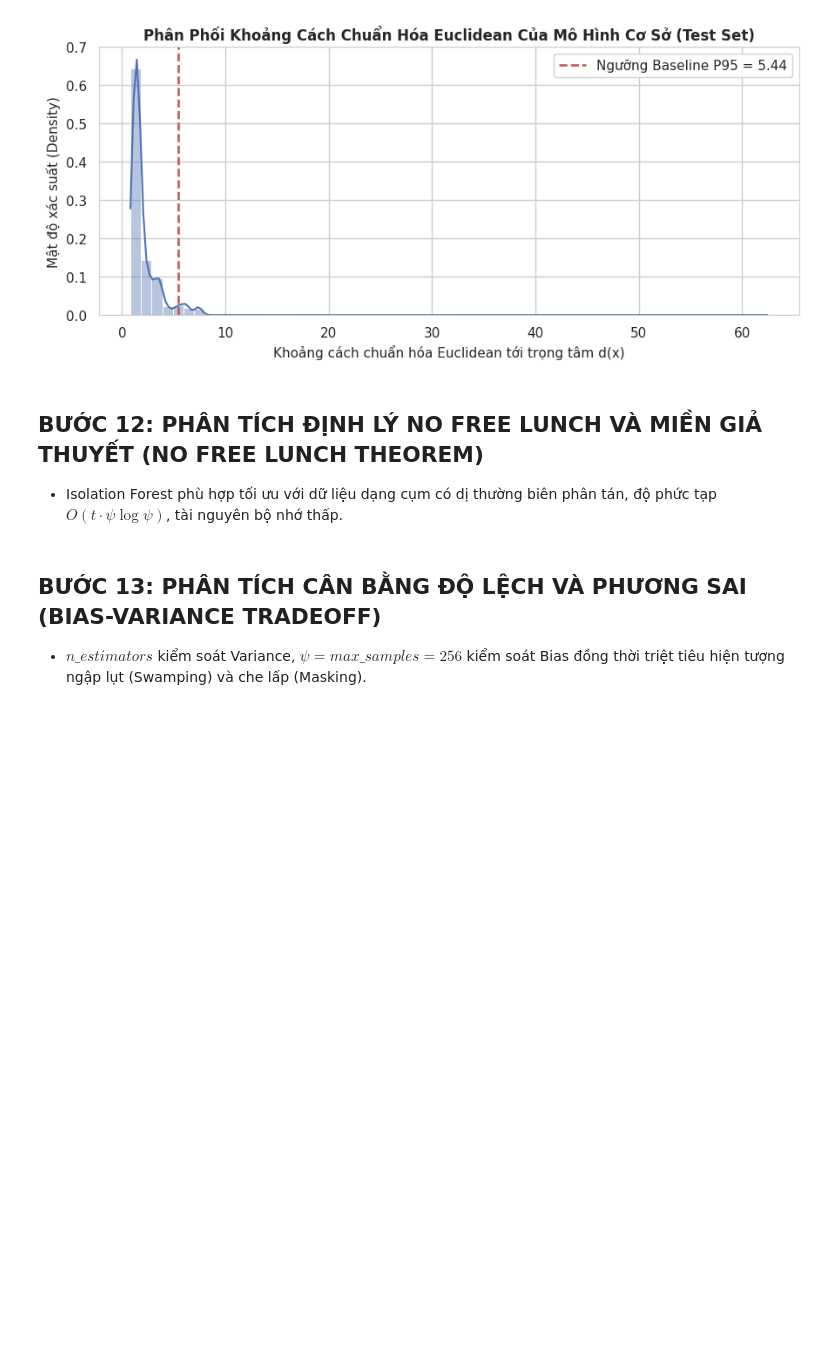
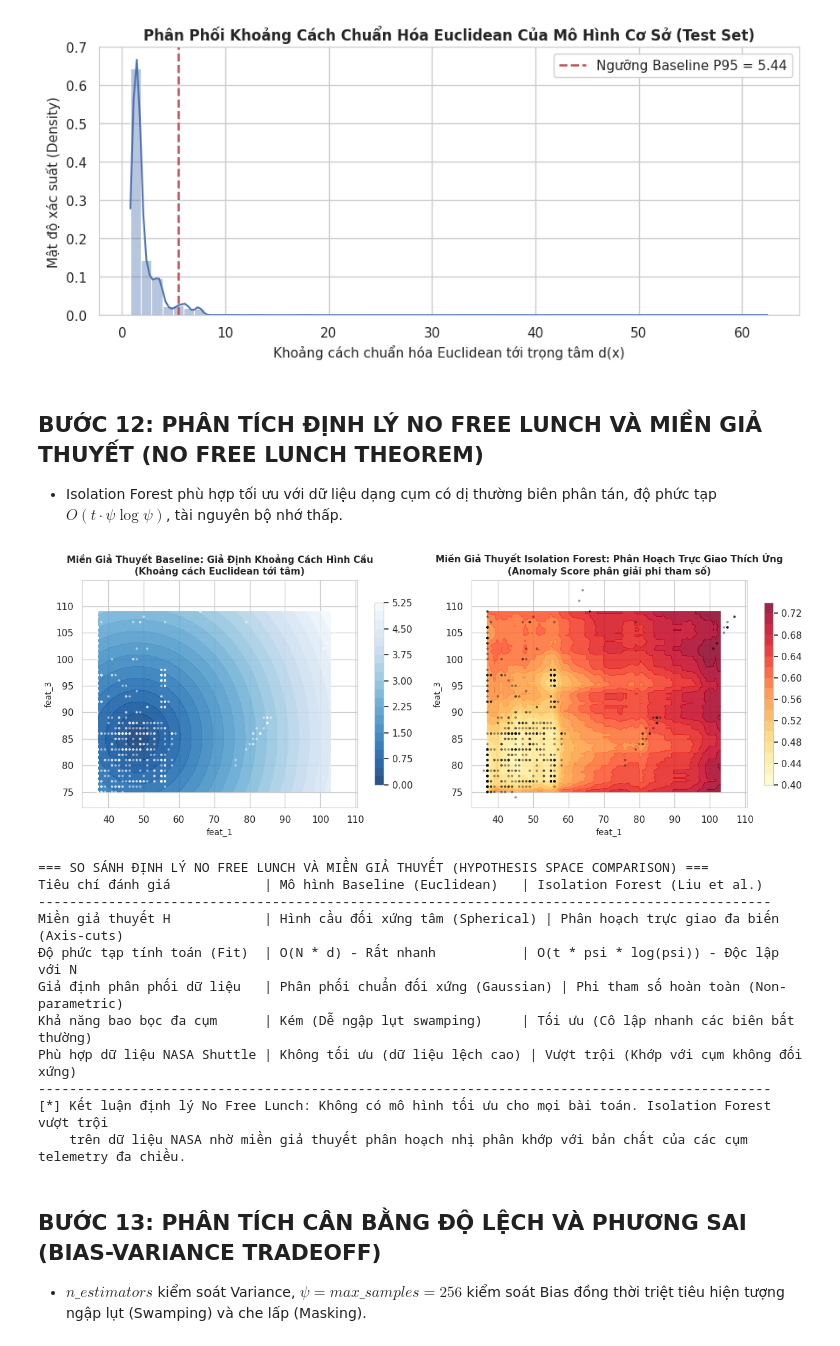
Before and after one commit to vongocgiavy/IFOREST, a Jupyter notebook: shuttle_anomaly_detection_iforest.ipynb, the cells around one changed output. Drawn from its saved outputs; the diff is of its cells as text; code cells hidden in the pictures; blank space fills up the shorter version.

```diff
--- a/shuttle_anomaly_detection_iforest.ipynb
+++ b/shuttle_anomaly_detection_iforest.ipynb
@@ -395,6 +538,79 @@ Số lượng mẫu kiểm thử vượt ngưỡng Baseline: 633 (5.46%)
 ## BƯỚC 12: PHÂN TÍCH ĐỊNH LÝ NO FREE LUNCH VÀ MIỀN GIẢ THUYẾT (NO FREE LUNCH THEOREM)
 
 - Isolation Forest phù hợp tối ưu với dữ liệu dạng cụm có dị thường biên phân tán, độ phức tạp $O(t \cdot \psi \log \psi)$, tài nguyên bộ nhớ thấp.
+# %%
+# ==============================================================================
+# BƯỚC 12: PHÂN TÍCH ĐỊNH LÝ NO FREE LUNCH VÀ MIỀN GIẢ THUYẾT (NO FREE LUNCH & HYPOTHESIS SPACE)
+# ==============================================================================
+
+# 1. Tạo lưới 2D trên 2 cảm biến có tính trực quan cao: feat_1 và feat_3
+f_x, f_y = 'feat_1', 'feat_3'
+q_low_x, q_high_x = float(np.percentile(X_train[f_x], 1.0)), float(np.percentile(X_train[f_x], 99.0))
+q_low_y, q_high_y = float(np.percentile(X_train[f_y], 1.0)), float(np.percentile(X_train[f_y], 99.0))
+
+grid_res = 100
+xx, yy = np.meshgrid(np.linspace(q_low_x, q_high_x, grid_res), np.linspace(q_low_y, q_high_y, grid_res))
+grid_points = np.c_[xx.ravel(), yy.ravel()]
+
+# 2. Miền giả thuyết 1: Distance-to-Centroid Baseline (Hình cầu đẳng hướng Euclidean)
+mean_2d = np.array([np.mean(X_train[f_x]), np.mean(X_train[f_y])])
+std_2d = np.array([np.std(X_train[f_x]), np.std(X_train[f_y])])
+std_2d = np.where(std_2d == 0, 1.0, std_2d)
+dist_baseline_grid = np.sqrt(np.sum(((grid_points - mean_2d) / std_2d) ** 2, axis=1)).reshape(xx.shape)
+
+# 3. Miền giả thuyết 2: Isolation Forest (Cắt trực giao không gian đa chiều thích ứng)
+iforest_2d = IsolationForest(n_estimators=50, max_samples=256, random_state=42)
+X_train_2d = X_train[[f_x, f_y]].values
+iforest_2d.fit(X_train_2d)
+scores_iforest_grid = iforest_2d.anomaly_score(grid_points).reshape(xx.shape)
+
+# 4. Trực quan hóa so sánh miền giả thuyết quyết định (Decision Surface)
+fig, axes = plt.subplots(1, 2, figsize=(13, 5), dpi=100)
+
+# Subplot 1: Baseline Decision Contour (Elliptical / Spherical Assumption)
+cp1 = axes[0].contourf(xx, yy, dist_baseline_grid, levels=20, cmap='Blues_r', alpha=0.85)
+fig.colorbar(cp1, ax=axes[0], shrink=0.8)
+sample_pts = X_train[[f_x, f_y]].iloc[:600].values
+axes[0].scatter(sample_pts[:, 0], sample_pts[:, 1], c='white', s=8, alpha=0.5, edgecolors='none')
+axes[0].set_title('Miền Giả Thuyết Baseline: Giả Định Khoảng Cách Hình Cầu\n(Khoảng cách Euclidean tới tâm)', fontsize=11, fontweight='bold')
+axes[0].set_xlabel(f'{f_x}', fontsize=10)
+axes[0].set_ylabel(f'{f_y}', fontsize=10)
+
+# Subplot 2: Isolation Forest Decision Contour (Axis-Parallel Partitioning)
+cp2 = axes[1].contourf(xx, yy, scores_iforest_grid, levels=20, cmap='YlOrRd', alpha=0.85)
+fig.colorbar(cp2, ax=axes[1], shrink=0.8)
+axes[1].scatter(sample_pts[:, 0], sample_pts[:, 1], c='black', s=8, alpha=0.4, edgecolors='none')
+axes[1].set_title('Miền Giả Thuyết Isolation Forest: Phân Hoạch Trực Giao Thích Ứng\n(Anomaly Score phân giải phi tham số)', fontsize=11, fontweight='bold')
+axes[1].set_xlabel(f'{f_x}', fontsize=10)
+axes[1].set_ylabel(f'{f_y}', fontsize=10)
+
+plt.tight_layout()
+plt.show()
+
+print("=== SO SÁNH ĐỊNH LÝ NO FREE LUNCH VÀ MIỀN GIẢ THUYẾT (HYPOTHESIS SPACE COMPARISON) ===")
+print(f"{'Tiêu chí đánh giá':<28} | {'Mô hình Baseline (Euclidean)':<30} | {'Isolation Forest (Liu et al.)':<30}")
+print("-" * 94)
+print(f"{'Miền giả thuyết H':<28} | {'Hình cầu đối xứng tâm (Spherical)':<30} | {'Phân hoạch trực giao đa biến (Axis-cuts)':<30}")
+print(f"{'Độ phức tạp tính toán (Fit)':<28} | {'O(N * d) - Rất nhanh':<30} | {'O(t * psi * log(psi)) - Độc lập với N':<30}")
+print(f"{'Giả định phân phối dữ liệu':<28} | {'Phân phối chuẩn đối xứng (Gaussian)':<30} | {'Phi tham số hoàn toàn (Non-parametric)':<30}")
+print(f"{'Khả năng bao bọc đa cụm':<28} | {'Kém (Dễ ngập lụt swamping)':<30} | {'Tối ưu (Cô lập nhanh các biên bất thường)':<30}")
+print(f"{'Phù hợp dữ liệu NASA Shuttle':<28} | {'Không tối ưu (dữ liệu lệch cao)':<30} | {'Vượt trội (Khớp với cụm không đối xứng)':<30}")
+print("-" * 94)
+print("[*] Kết luận định lý No Free Lunch: Không có mô hình tối ưu cho mọi bài toán. Isolation Forest vượt trội")
+print("    trên dữ liệu NASA nhờ miền giả thuyết phân hoạch nhị phân khớp với bản chất của các cụm telemetry đa chiều.")
+# %% [output]
+[figure, added]
+=== SO SÁNH ĐỊNH LÝ NO FREE LUNCH VÀ MIỀN GIẢ THUYẾT (HYPOTHESIS SPACE COMPARISON) ===
+Tiêu chí đánh giá            | Mô hình Baseline (Euclidean)   | Isolation Forest (Liu et al.)
+----------------------------------------------------------------------------------------------
+Miền giả thuyết H            | Hình cầu đối xứng tâm (Spherical) | Phân hoạch trực giao đa biến (Axis-cuts)
+Độ phức tạp tính toán (Fit)  | O(N * d) - Rất nhanh           | O(t * psi * log(psi)) - Độc lập với N
+Giả định phân phối dữ liệu   | Phân phối chuẩn đối xứng (Gaussian) | Phi tham số hoàn toàn (Non-parametric)
+Khả năng bao bọc đa cụm      | Kém (Dễ ngập lụt swamping)     | Tối ưu (Cô lập nhanh các biên bất thường)
+Phù hợp dữ liệu NASA Shuttle | Không tối ưu (dữ liệu lệch cao) | Vượt trội (Khớp với cụm không đối xứng)
+----------------------------------------------------------------------------------------------
+[*] Kết luận định lý No Free Lunch: Không có mô hình tối ưu cho mọi bài toán. Isolation Forest vượt trội
+    trên dữ liệu NASA nhờ miền giả thuyết phân hoạch nhị phân khớp với bản chất của các cụm telemetry đa chiều.
 # %% [markdown]
 ## BƯỚC 13: PHÂN TÍCH CÂN BẰNG ĐỘ LỆCH VÀ PHƯƠNG SAI (BIAS-VARIANCE TRADEOFF)
 
```
Also changed, not shown: parts of 2 cells of this notebook, 2 other files.
